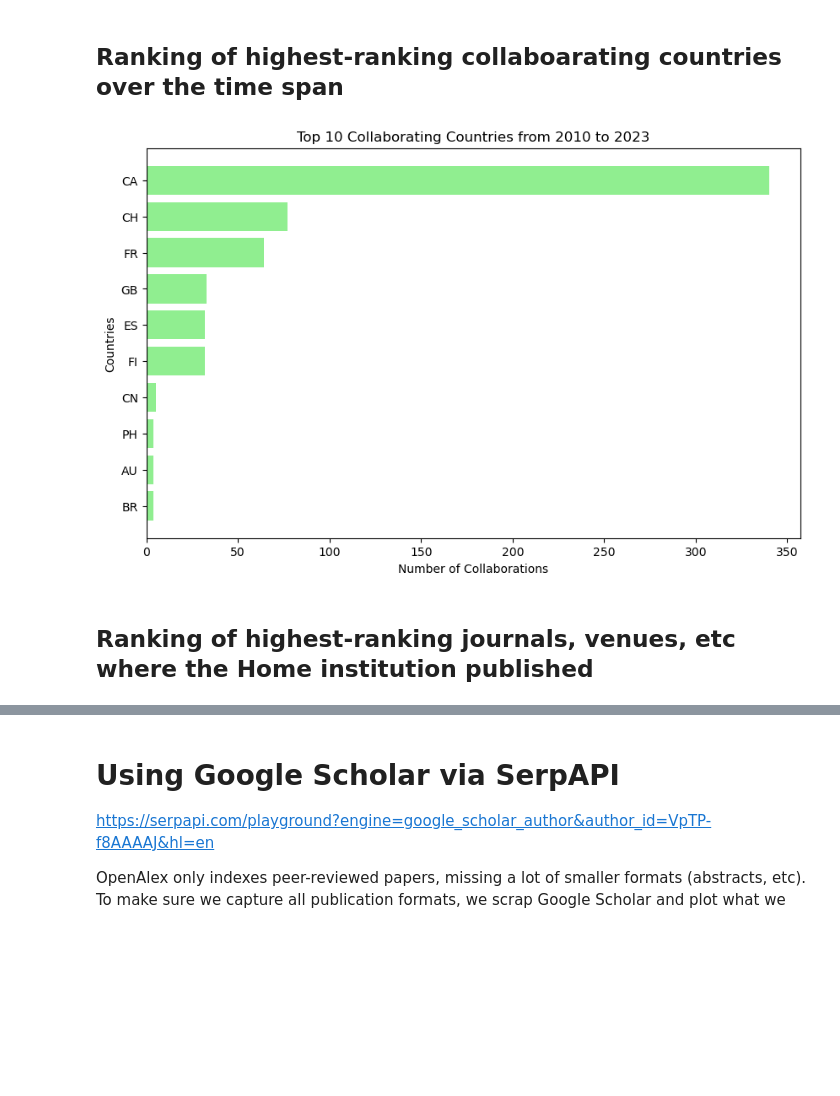
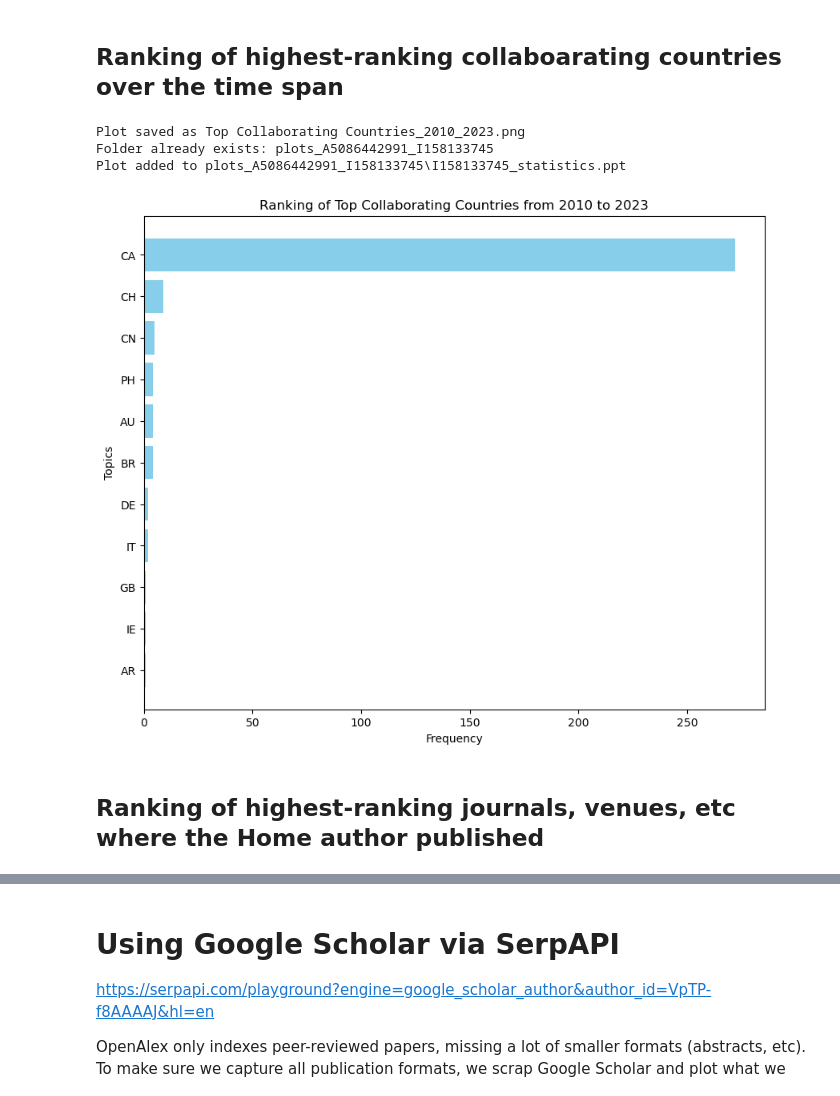
Before and after one commit to boumpteryx/Publication-statistics, a Jupyter notebook: Author_Statistics.ipynb, the cells around one changed output, grey strips where cells are left out. Saved outputs shown, nothing was run; the diff lists cells and outputs as text; code cells hidden in the pictures; blank space fills up the shorter version.

```diff
--- a/Author_Statistics.ipynb
+++ b/Author_Statistics.ipynb
@@ -104,7 +140,7 @@ Data saved to author_A5086442991.json
 save a .csv version with just some core information
 # %%
 # Specify the CSV file where you want to save the information
-csv_file_path = 'author_' + home_author.split('/')[-1] + '.csv'  # Update this to your desired CSV file path
+csv_file_path = f'{folder_plots}/author_' + home_author.split('/')[-1] + '.csv'  # Update this to your desired CSV file path
 
 # Define the CSV headers
 headers = ['ID', 'Title', 'Publication Year', 'Authors', 'Cited By Count', 'Author Affiliations']
@@ -362,2 +520,17 @@ plot_publications_with_dynamic_sizing(citations_counts_per_year, begin, end)
 # %% [markdown]
 ## Number of received citations per year
+# %%
+citation_counts_by_year = defaultdict(int)
+
+for publication in data:
+    counts_by_year = publication.get('counts_by_year', [])
+    for count in counts_by_year:
+        year = count.get('year')
+        cited_by_count = count.get('cited_by_count', 0)
+        citation_counts_by_year[year] += cited_by_count
+
+# Convert the defaultdict to a regular dict for plotting
+citation_counts_by_year = dict(citation_counts_by_year)
+
+# Call the plotting function with the aggregated citation data
+plot_publications_with_dynamic_sizing(citation_counts_by_year, begin, end, title="Citation Counts per Year", save_plot=True, ppt_filename=ppt_filename)
@@ -520,39 +730,26 @@ plot_top_collaborating_institutions(data, begin, end, home_institution, top_n=to
 # %% [markdown]
 ## Ranking of highest-ranking collaboarating countries over the time span
 # %%
-def plot_top_collaborating_countries(data, begin, end, home_country_code, top_n):
-    collaboration_counts = {}
+collaboration_counts = {}
 
-    for publication in data:
-        year = publication.get('publication_year')
-        if begin <= year <= end:
-            for authorship in publication.get('authorships', []):
-                for institution in authorship.get('institutions', []):
-                    country_code = institution.get('country_code')
-                    if country_code and country_code != home_country_code:  # Exclude the home country
-                        if country_code in collaboration_counts:
-                            collaboration_counts[country_code] += 1
-                        else:
-                            collaboration_counts[country_code] = 1
+for publication in data:
+    year = publication.get('publication_year')
+    if begin <= year <= end:
+        for authorship in publication.get('authorships', []):
+            for institution in authorship.get('institutions', []):
+                country_code = institution.get('country_code')
+                if country_code and country_code != home_country_code:  # Exclude the home country
+                    if country_code in collaboration_counts:
+                        collaboration_counts[country_code] += 1
+                    else:
+                        collaboration_counts[country_code] = 1
 
-    # Sort countries by collaboration count and select the top N
-    top_countries = sorted(collaboration_counts.items(), key=lambda x: x[1], reverse=True)[:top_n]
-    top_country_codes = [country[0] for country in top_countries]
-    collaboration_counts = [country[1] for country in top_countries]
-
-    # Plotting
-    plt.figure(figsize=(10, 6))
-    plt.barh(top_country_codes, collaboration_counts, color='lightgreen')
-    plt.xlabel('Number of Collaborations')
-    plt.ylabel('Countries')
-    plt.title(f'Top {top_n} Collaborating Countries from {begin} to {end}')
-    plt.gca().invert_yaxis()  # Invert y-axis to have the highest count on top
-    plt.show()
-
-# Example usage of the function
-plot_top_collaborating_countries(data, begin, end, home_country_code, top_n=top_n_rankings)
+plot_ranking(collaboration_counts, begin, end, top_n=top_n_topics, title="Top Collaborating Countries", save_plot=True, ppt_filename=ppt_filename)
 # %% [output]
+Plot saved as Top Collaborating Countries_2010_2023.png
+Folder already exists: plots_A5086442991_I158133745
+Plot added to plots_A5086442991_I158133745\I158133745_statistics.ppt
-[figure, old version]
+[figure, new version]
 # %% [markdown]
-## Ranking of highest-ranking journals, venues, etc where the Home institution published
+## Ranking of highest-ranking journals, venues, etc where the Home author published
 # %%
```
Also changed, not shown: parts of 62 cells of this notebook, 2 other files.
